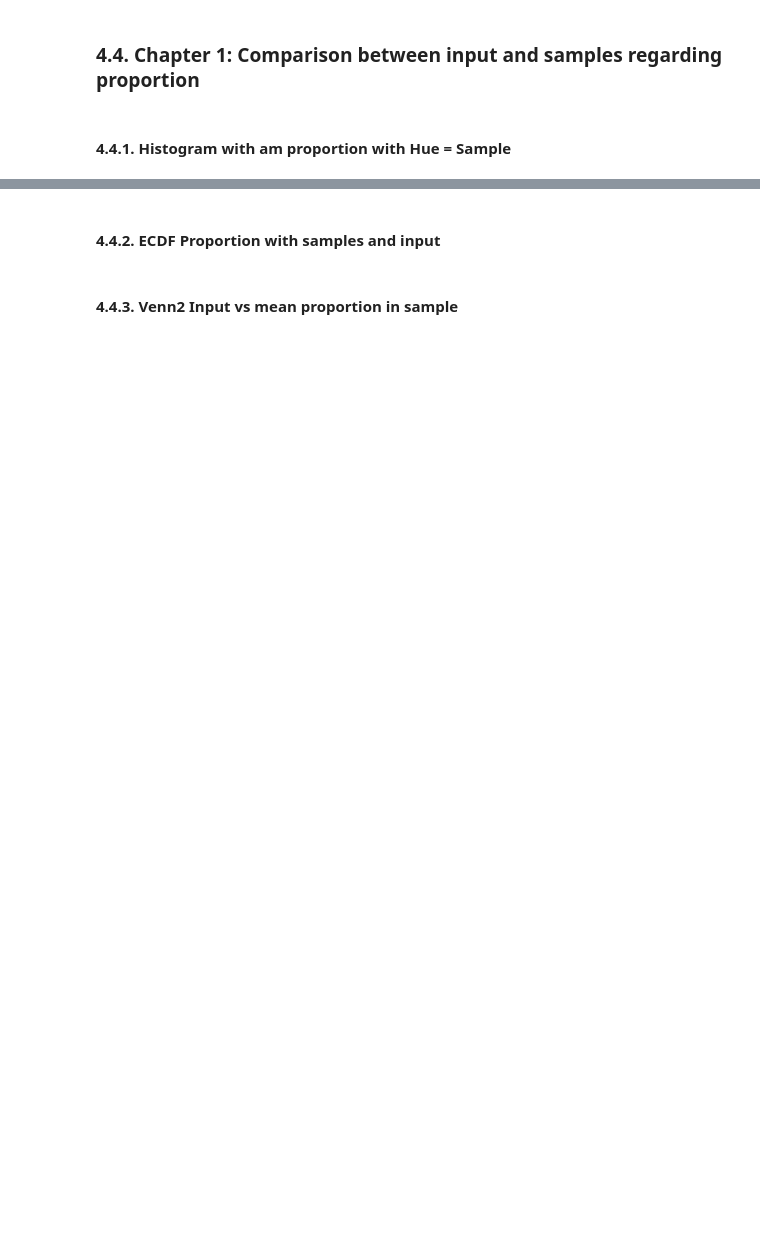
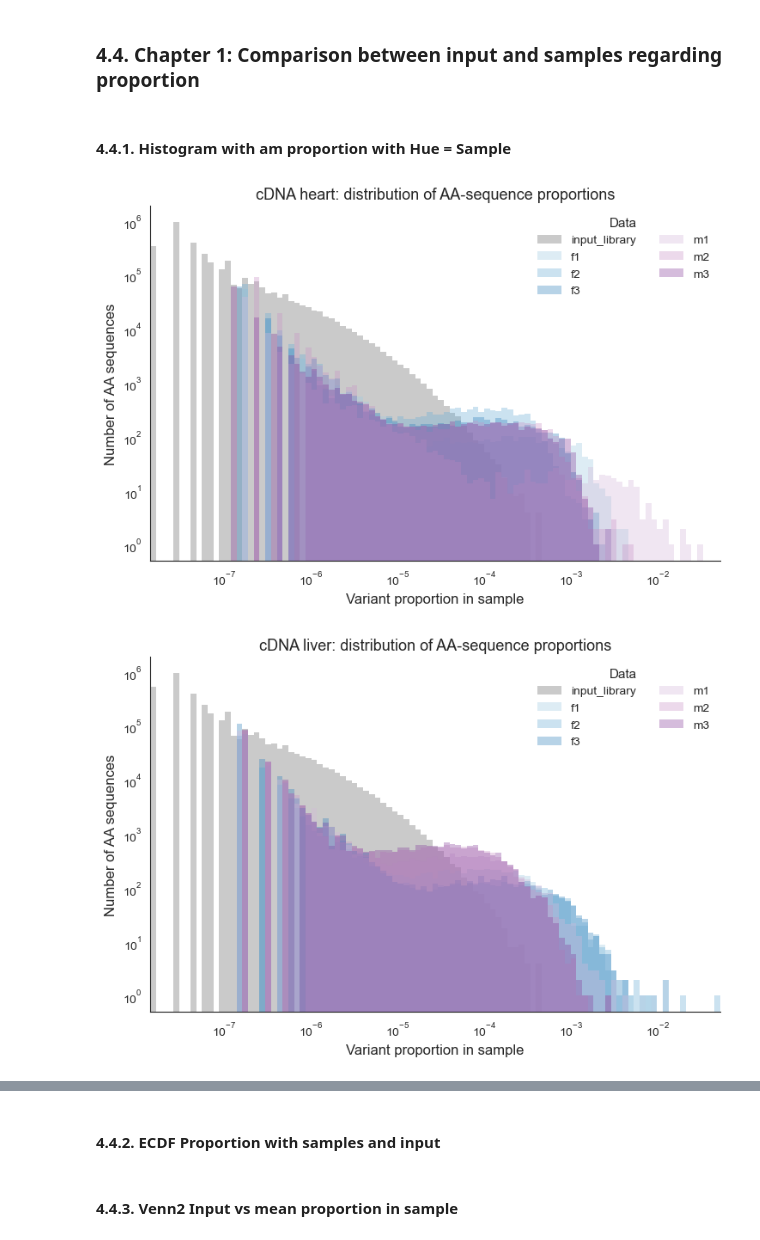
Before and after one commit to Kolly97/Internship_Grimm_Lab, a Jupyter notebook: Script_plots.ipynb, the cells around one changed output, grey strips where cells are left out. Drawn from its saved outputs; the diff is of its cells as text; code cells hidden in the pictures; blank space fills up the shorter version.

```diff
--- a/Script_plots.ipynb
+++ b/Script_plots.ipynb
@@ -764,15 +1114,18 @@ df_raw_input =  read_csv_file(tables_dir, 'df_input_lib_raw')
 # %%
 %%time
 for ext, tissue in product (EXT, TISSUE):
     distribution_histogram (
         df_long,
         tissue,
         ext,
         column = 'Proportion',
         replicate = 'biological',
-        no_pseudo=False,
+        no_pseudo=True,
         legend = True,
         title = True,
-        save = True,
+        save = False,
         output_path = figures_dir/'1_proportion'/'1_histogram'
     )
+# %% [output]
+[figure, added]
+[figure, added]
```
Also changed, not shown: parts of 20 cells of this notebook.
